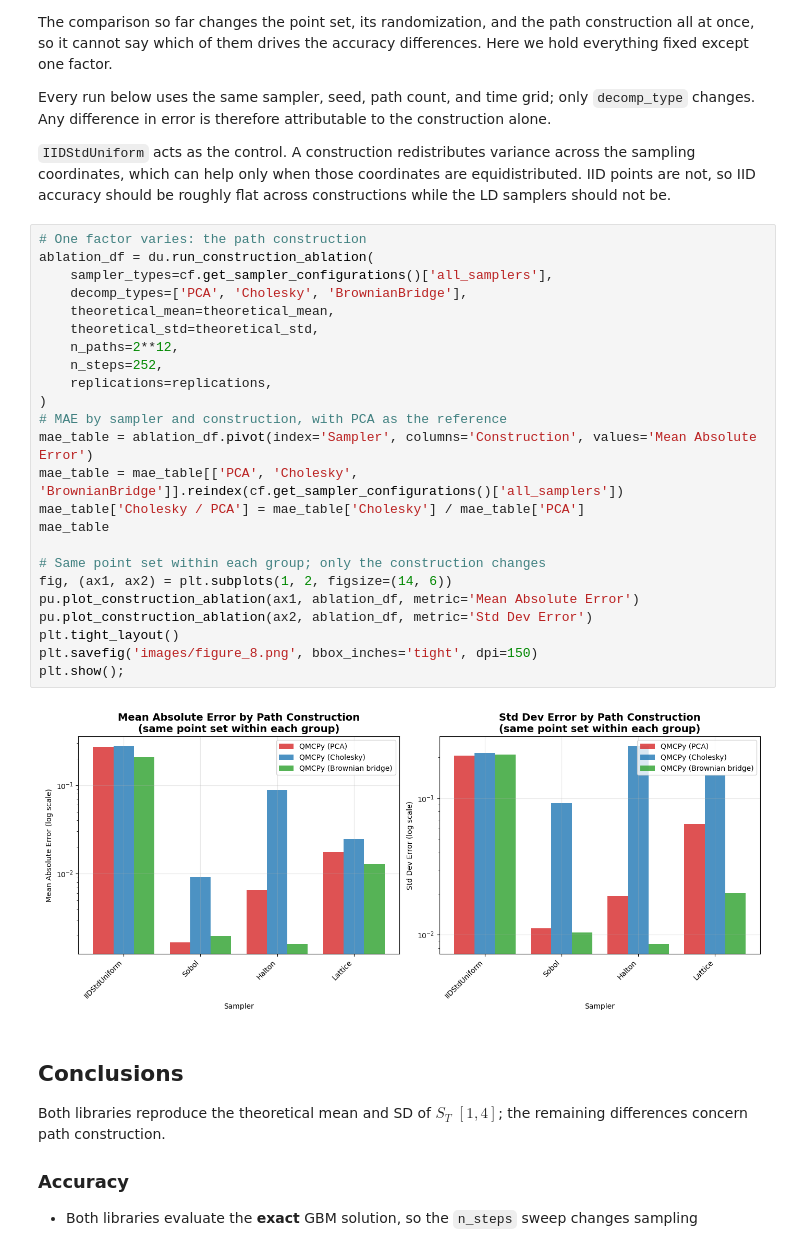
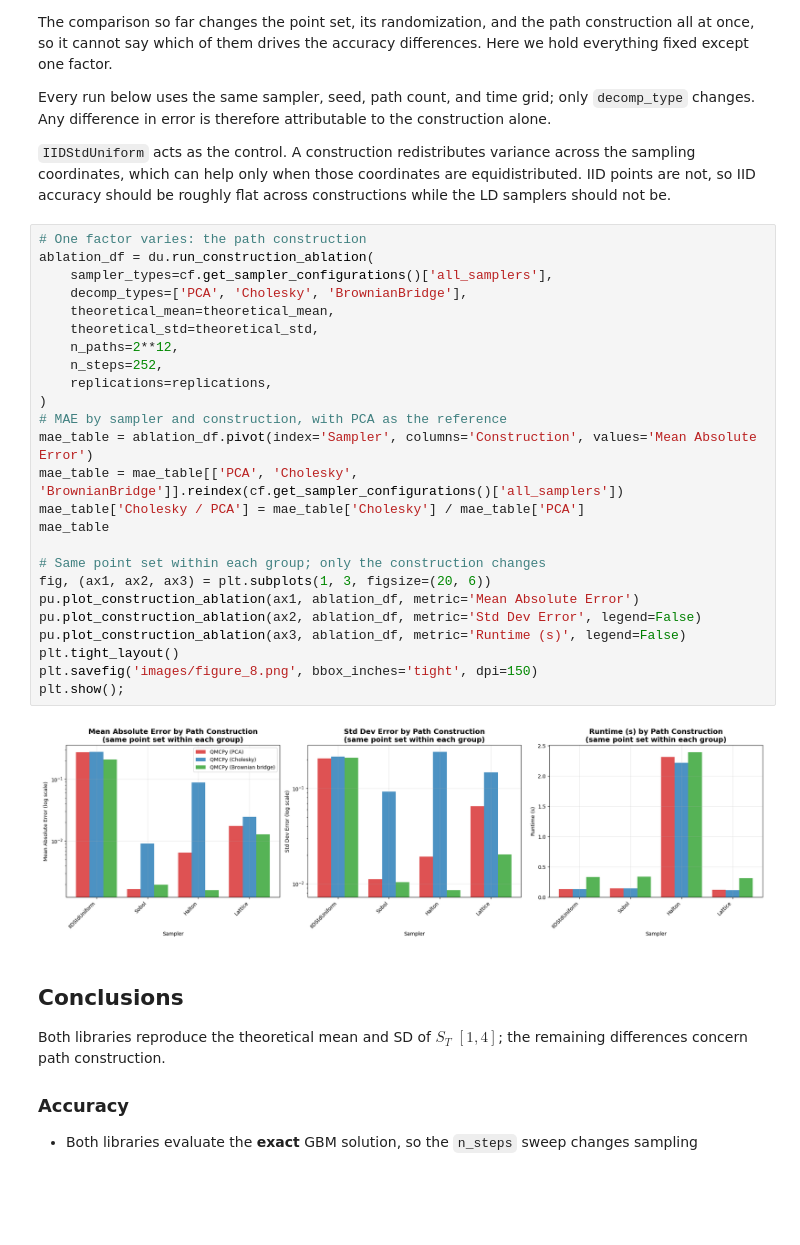
Before and after one commit to QMCSoftware/qmcpy, a Jupyter notebook: demos/GBM/gbm_demo.ipynb, the cells around one changed output. Drawn from its saved outputs; the diff is of its cells as text; blank space fills up the shorter version.

Commit message:
gbm_demo: adjust time and last figure

```diff
--- a/demos/GBM/gbm_demo.ipynb
+++ b/demos/GBM/gbm_demo.ipynb
@@ -838,29 +838,30 @@ Every run below uses the same sampler, seed, path count, and time grid; only `de
 # %%
 # One factor varies: the path construction
 ablation_df = du.run_construction_ablation(
     sampler_types=cf.get_sampler_configurations()['all_samplers'],
     decomp_types=['PCA', 'Cholesky', 'BrownianBridge'],
     theoretical_mean=theoretical_mean,
     theoretical_std=theoretical_std,
     n_paths=2**12,
     n_steps=252,
     replications=replications,
 )
 # MAE by sampler and construction, with PCA as the reference
 mae_table = ablation_df.pivot(index='Sampler', columns='Construction', values='Mean Absolute Error')
 mae_table = mae_table[['PCA', 'Cholesky', 'BrownianBridge']].reindex(cf.get_sampler_configurations()['all_samplers'])
 mae_table['Cholesky / PCA'] = mae_table['Cholesky'] / mae_table['PCA']
 mae_table
 
 # Same point set within each group; only the construction changes
-fig, (ax1, ax2) = plt.subplots(1, 2, figsize=(14, 6))
+fig, (ax1, ax2, ax3) = plt.subplots(1, 3, figsize=(20, 6))
 pu.plot_construction_ablation(ax1, ablation_df, metric='Mean Absolute Error')
-pu.plot_construction_ablation(ax2, ablation_df, metric='Std Dev Error')
+pu.plot_construction_ablation(ax2, ablation_df, metric='Std Dev Error', legend=False)
+pu.plot_construction_ablation(ax3, ablation_df, metric='Runtime (s)', legend=False)
 plt.tight_layout()
 plt.savefig('images/figure_8.png', bbox_inches='tight', dpi=150)
 plt.show();
 # %% [output]
-[figure, old version]
+[figure, new version]
 # %% [markdown]
 ## Conclusions
 
```
Also changed, not shown: parts of 5 cells of this notebook, 7 other files.
